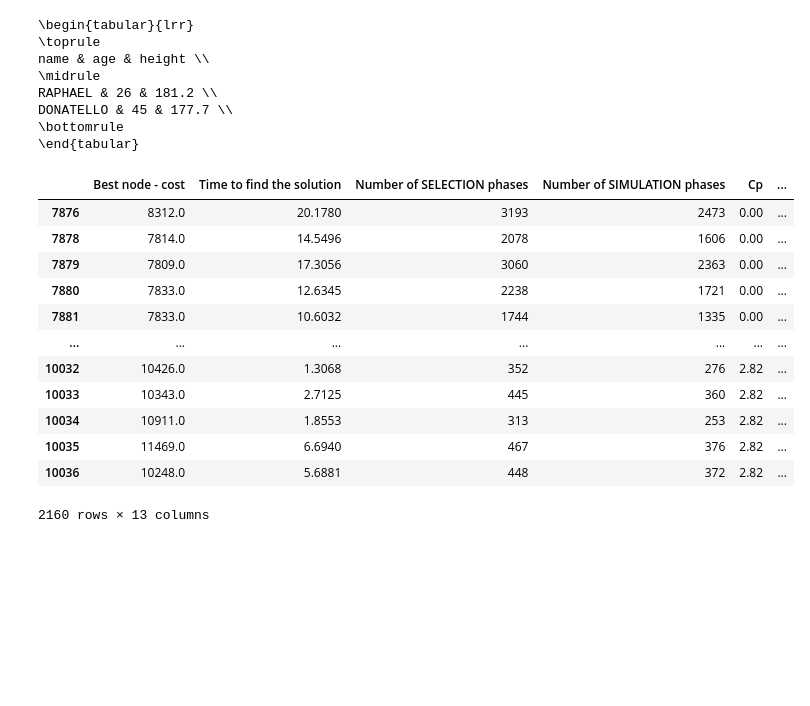
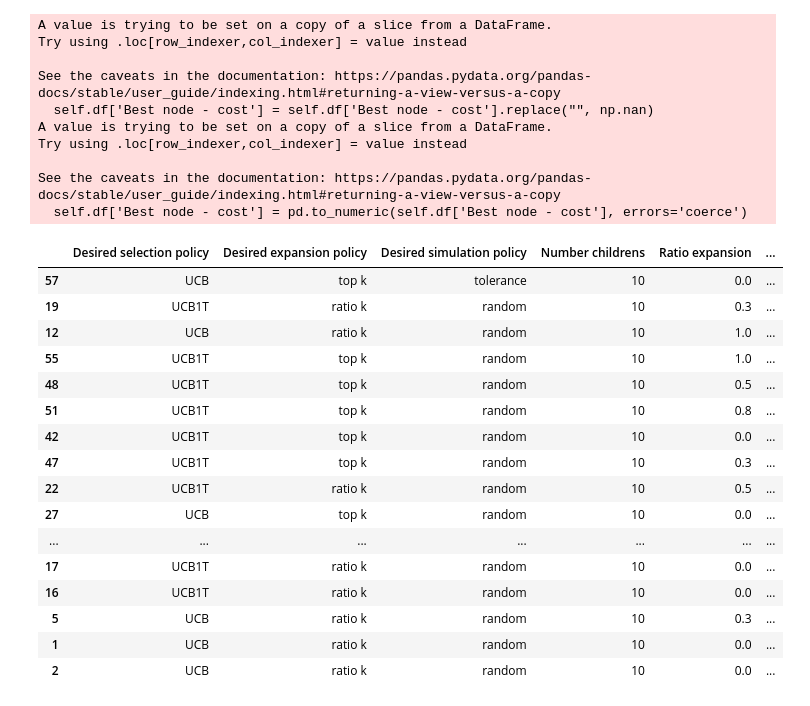
Before and after one commit to adasilva33/LU_Kiwi_TSP_Challenge_2_Thesis, a Jupyter notebook: Code/Analysis.ipynb, the cells around one changed output. Saved outputs shown, nothing was run; the diff lists cells and outputs as text; code cells hidden in the pictures; blank space fills up the shorter version.

```diff
--- a/Code/Analysis.ipynb
+++ b/Code/Analysis.ipynb
@@ -313,7 +9,0 @@ df=DV.best_result()
-# %%
-latex_str = df.to_latex(index=False, float_format="{:.1f}".format)
-
-# Replace \begin{tabular} with \begin{longtable} and similarly for the ending
-latex_str = latex_str.replace("\\begin{tabular}", "\\begin{longtable}")
-latex_str = latex_str.replace("\\end{tabular}", "\\end{longtable}")
-print(latex_str)
@@ -338,18 +9,0 @@ UCB & ratio k & random & 10.0 & 0.0 & 1.4 & 11832.0 & 13728.8 & 1254.2 & 0.8 \\
-# %%
-df = pd.DataFrame(dict(name=['Raphael', 'Donatello'],
-                       age=[26, 45],
-                       height=[181.23, 177.65]))
-# %%
-print(df.to_latex(index=False,
-                  formatters={"name": str.upper},
-                  float_format="{:.1f}".format,
-))
-# %% [output]
-\begin{tabular}{lrr}
-\toprule
-name & age & height \\
-\midrule
-RAPHAEL & 26 & 181.2 \\
-DONATELLO & 45 & 177.7 \\
-\bottomrule
-\end{tabular}
@@ -356,16 +332,37 @@ DONATELLO & 45 & 177.7 \\
+# %%
+pickle_file_path = '/Users/adslv/Documents/LU/Term 3/Kiwi_TSP_Challenge/Code/DF1'
+
+with open(pickle_file_path, 'rb') as file:
+    df = pickle.load(file)
+# %%
+DV=data_visualisation(df=df, instance=4.0)
 # %%
-DV.df_dummies
+DV.best_result()
 # %% [output]
+A value is trying to be set on a copy of a slice from a DataFrame.
+Try using .loc[row_indexer,col_indexer] = value instead
+
+See the caveats in the documentation: https://pandas.pydata.org/pandas-docs/stable/user_guide/indexing.html#returning-a-view-versus-a-copy
+  self.df['Best node - cost'] = self.df['Best node - cost'].replace("", np.nan)
+A value is trying to be set on a copy of a slice from a DataFrame.
+Try using .loc[row_indexer,col_indexer] = value instead
+
+See the caveats in the documentation: https://pandas.pydata.org/pandas-docs/stable/user_guide/indexing.html#returning-a-view-versus-a-copy
+  self.df['Best node - cost'] = pd.to_numeric(self.df['Best node - cost'], errors='coerce')
-|  | Best node - cost | Time to find the solution | Number of SELECTION phases | Number of SIMULATION phases | Cp | ... |
-| 7876 | 8312.0 | 20.1780 | 3193 | 2473 | 0.00 | ... |
-| 7878 | 7814.0 | 14.5496 | 2078 | 1606 | 0.00 | ... |
-| 7879 | 7809.0 | 17.3056 | 3060 | 2363 | 0.00 | ... |
-| 7880 | 7833.0 | 12.6345 | 2238 | 1721 | 0.00 | ... |
-| 7881 | 7833.0 | 10.6032 | 1744 | 1335 | 0.00 | ... |
+|  | Desired selection policy | Desired expansion policy | Desired simulation policy | Number childrens | Ratio expansion | ... |
+| 57 | UCB | top k | tolerance | 10 | 0.0 | ... |
+| 19 | UCB1T | ratio k | random | 10 | 0.3 | ... |
+| 12 | UCB | ratio k | random | 10 | 1.0 | ... |
+| 55 | UCB1T | top k | random | 10 | 1.0 | ... |
+| 48 | UCB1T | top k | random | 10 | 0.5 | ... |
+| 51 | UCB1T | top k | random | 10 | 0.8 | ... |
+| 42 | UCB1T | top k | random | 10 | 0.0 | ... |
+| 47 | UCB1T | top k | random | 10 | 0.3 | ... |
+| 22 | UCB1T | ratio k | random | 10 | 0.5 | ... |
+| 27 | UCB | top k | random | 10 | 0.0 | ... |
 | ... | ... | ... | ... | ... | ... | ... |
-| 10032 | 10426.0 | 1.3068 | 352 | 276 | 2.82 | ... |
-| 10033 | 10343.0 | 2.7125 | 445 | 360 | 2.82 | ... |
-| 10034 | 10911.0 | 1.8553 | 313 | 253 | 2.82 | ... |
-| 10035 | 11469.0 | 6.6940 | 467 | 376 | 2.82 | ... |
-| 10036 | 10248.0 | 5.6881 | 448 | 372 | 2.82 | ... |
+| 17 | UCB1T | ratio k | random | 10 | 0.0 | ... |
+| 16 | UCB1T | ratio k | random | 10 | 0.0 | ... |
+| 5 | UCB | ratio k | random | 10 | 0.3 | ... |
+| 1 | UCB | ratio k | random | 10 | 0.0 | ... |
+| 2 | UCB | ratio k | random | 10 | 0.0 | ... |
-2160 rows × 13 columns
```
Also changed, not shown: parts of 17 cells of this notebook, 12 other files.
